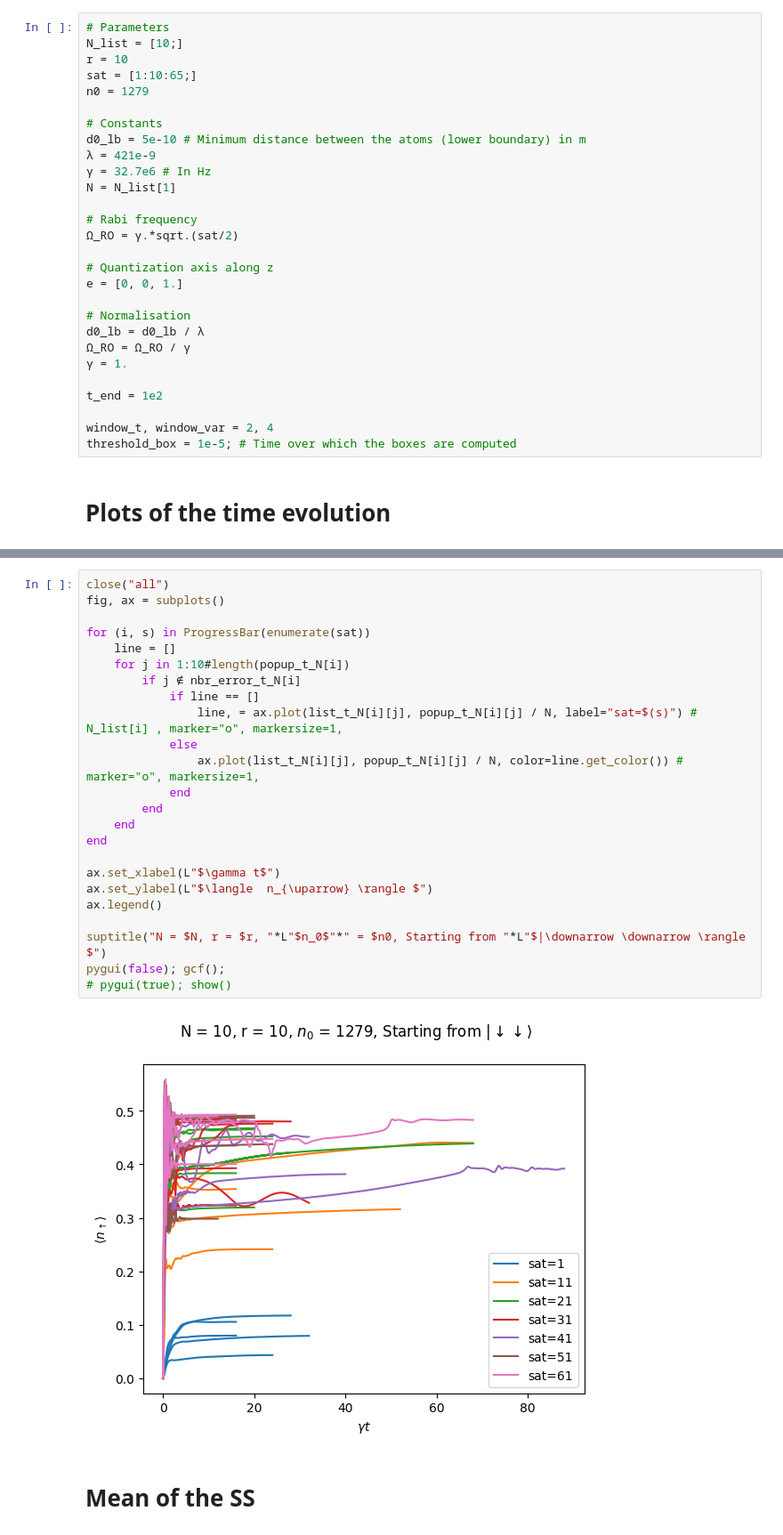
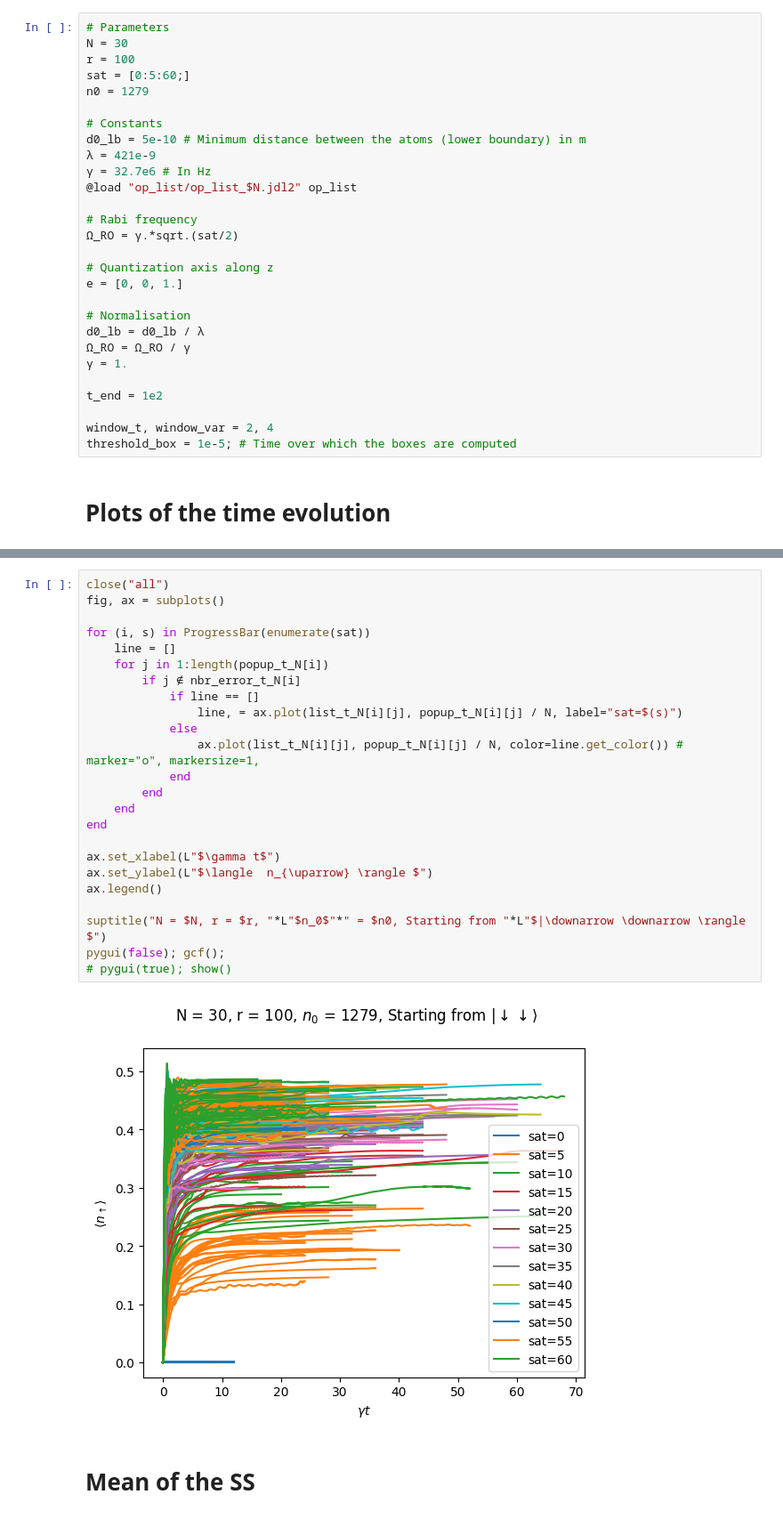
Before and after one commit to DolbeaultRemy/SR_droplets, a Jupyter notebook: QuantumCumulants/Model17/Interacting_atoms_emission_box/Plot_results_droplet+laser_emission.ipynb, the cells around one changed output, grey strips where cells are left out. Shown at 89% size. Drawn from its saved outputs; the diff is of its cells as text.

Commit message:
Better image analysis

```diff
--- a/QuantumCumulants/Model17/Interacting_atoms_emission_box/Plot_results_droplet+laser_emission.ipynb
+++ b/QuantumCumulants/Model17/Interacting_atoms_emission_box/Plot_results_droplet+laser_emission.ipynb
@@ -9,16 +9,16 @@ using OrdinaryDiffEq
 ### Define the system
 # %%
 # Parameters
-N_list = [10;]
-r = 10
-sat = [1:10:65;]
+N = 30
+r = 100
+sat = [0:5:60;]
 n0 = 1279
 
 # Constants
 d0_lb = 5e-10 # Minimum distance between the atoms (lower boundary) in m
 λ = 421e-9
 γ = 32.7e6 # In Hz
-N = N_list[1]
+@load "op_list/op_list_$N.jdl2" op_list
 
 # Rabi frequency
 Ω_RO = γ.*sqrt.(sat/2)
@@ -70,29 +71,29 @@ pygui(false); gcf();
 # %%
 close("all")
 fig, ax = subplots()
 
 for (i, s) in ProgressBar(enumerate(sat))
     line = []
-    for j in 1:10#length(popup_t_N[i])
+    for j in 1:length(popup_t_N[i])
         if j ∉ nbr_error_t_N[i]
             if line == []
-                line, = ax.plot(list_t_N[i][j], popup_t_N[i][j] / N, label="sat=$(s)") # N_list[i] , marker="o", markersize=1,
+                line, = ax.plot(list_t_N[i][j], popup_t_N[i][j] / N, label="sat=$(s)")
             else
                 ax.plot(list_t_N[i][j], popup_t_N[i][j] / N, color=line.get_color()) # marker="o", markersize=1,
             end
         end
     end
 end
 
 ax.set_xlabel(L"$\gamma t$")
 ax.set_ylabel(L"$\langle  n_{\uparrow} \rangle $")
 ax.legend()
 
 suptitle("N = $N, r = $r, "*L"$n_0$"*" = $n0, Starting from "*L"$|\downarrow \downarrow \rangle $")
 pygui(false); gcf();
 # pygui(true); show()
 # %% [output]
-[figure, old version]
+[figure, new version]
 # %% [markdown]
 # Mean of the SS
 # %%
```
Also changed, not shown: parts of 16 cells of this notebook, 21 other files.
